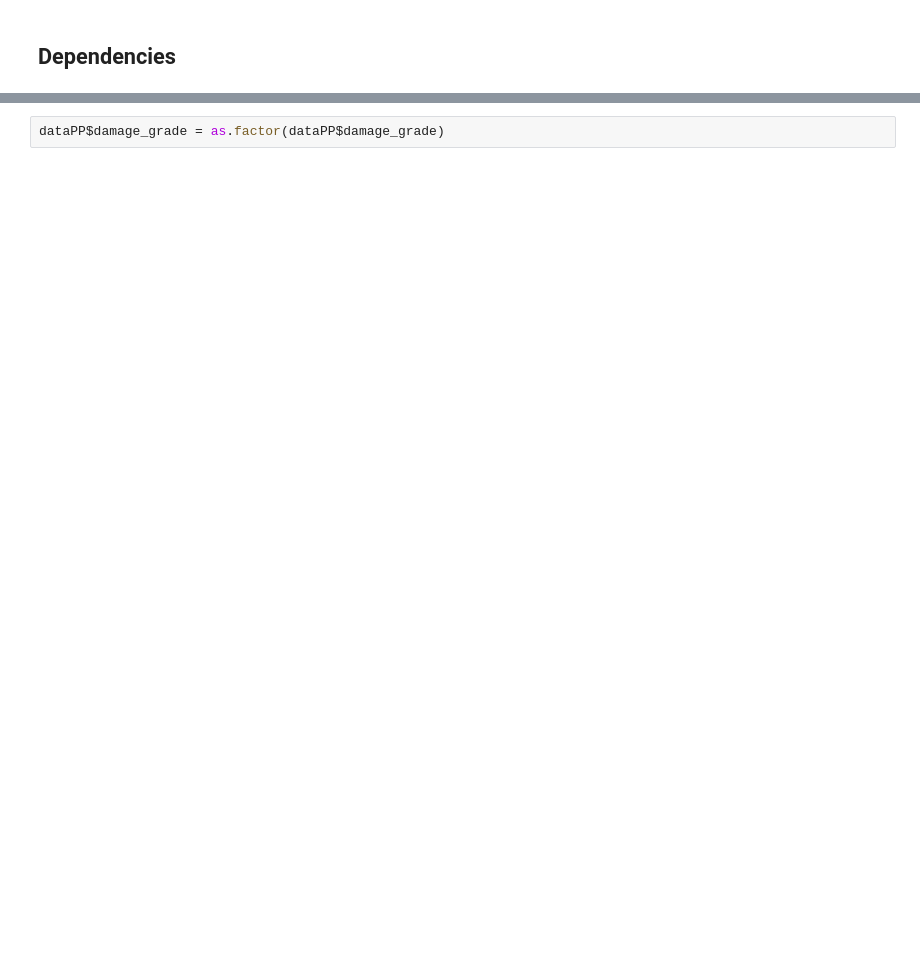
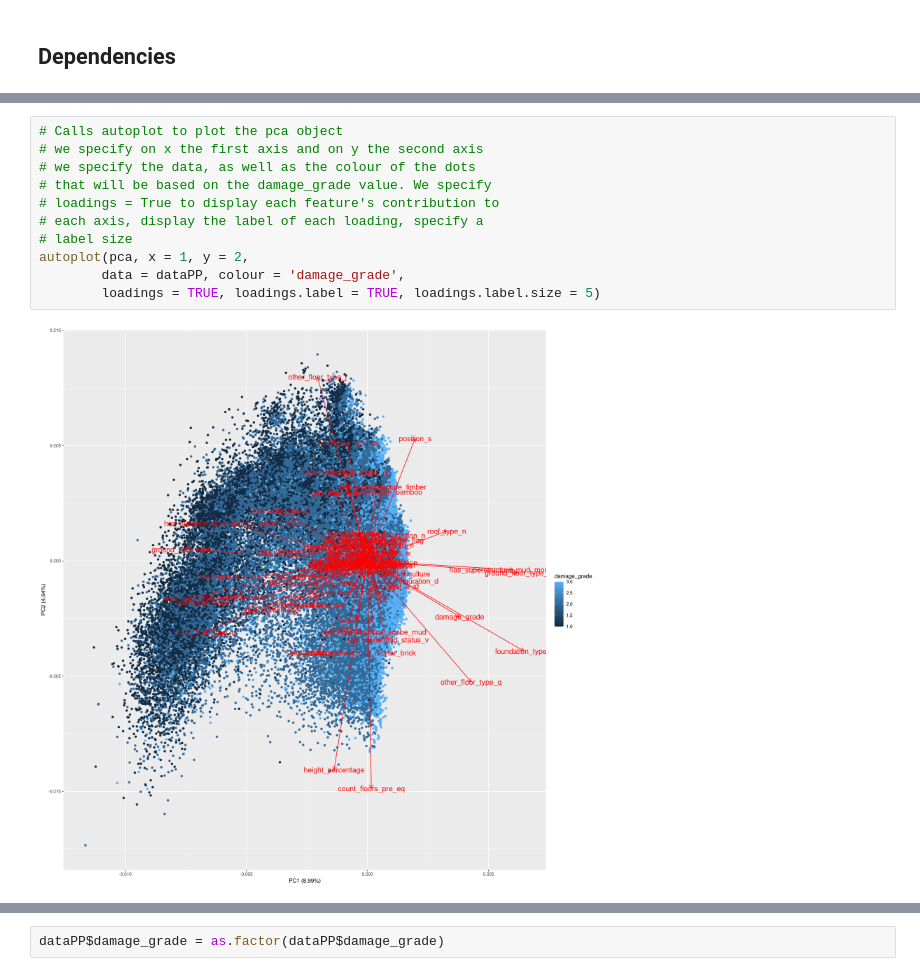
Before and after one commit to ULB-INFO-F-422/richter-s-predictor-group-38, a Jupyter notebook: implementation.ipynb, the cells around one changed output, grey strips where cells are left out. Cells and saved outputs as stored; diff of their text form; blank space fills up the shorter version.

```diff
--- a/implementation.ipynb
+++ b/implementation.ipynb
@@ -265,0 +258,13 @@ ERROR: Error in autoplot(pca, x = main, y = second, data = c, colour = "COHORT",
+# %%
+# Calls autoplot to plot the pca object
+# we specify on x the first axis and on y the second axis
+# we specify the data, as well as the colour of the dots
+# that will be based on the damage_grade value. We specify
+# loadings = True to display each feature's contribution to
+# each axis, display the label of each loading, specify a
+# label size
+autoplot(pca, x = 1, y = 2,
+        data = dataPP, colour = 'damage_grade',
+        loadings = TRUE, loadings.label = TRUE, loadings.label.size = 5)
+# %% [output]
+[figure, added]
```
Also changed, not shown: parts of 82 cells of this notebook.
